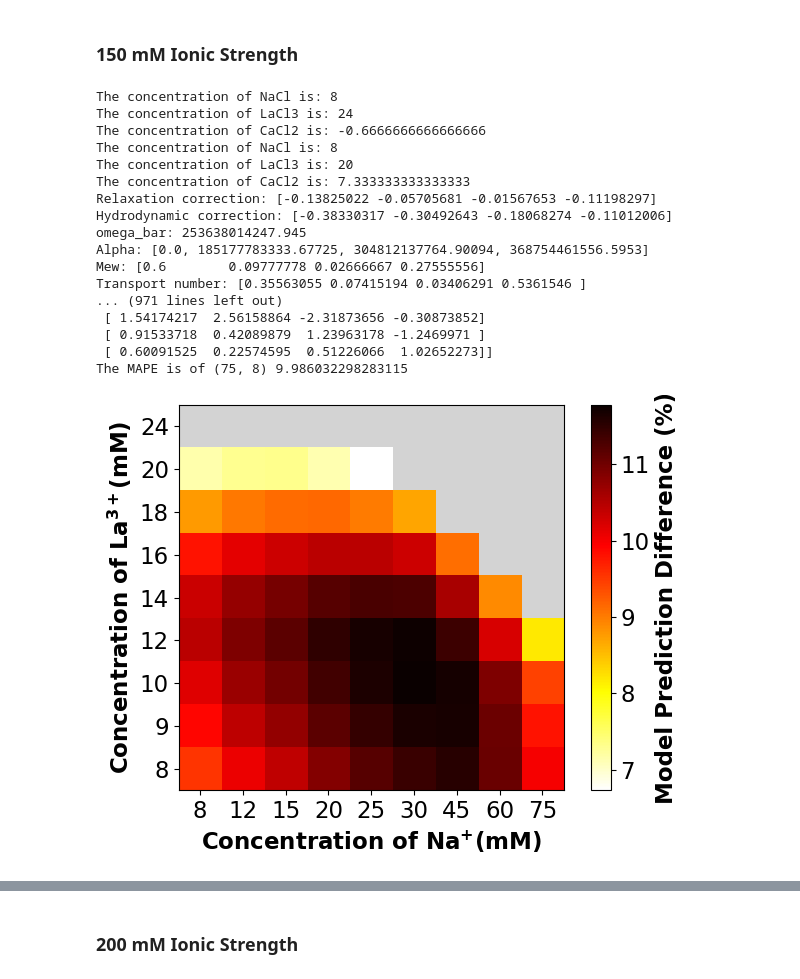
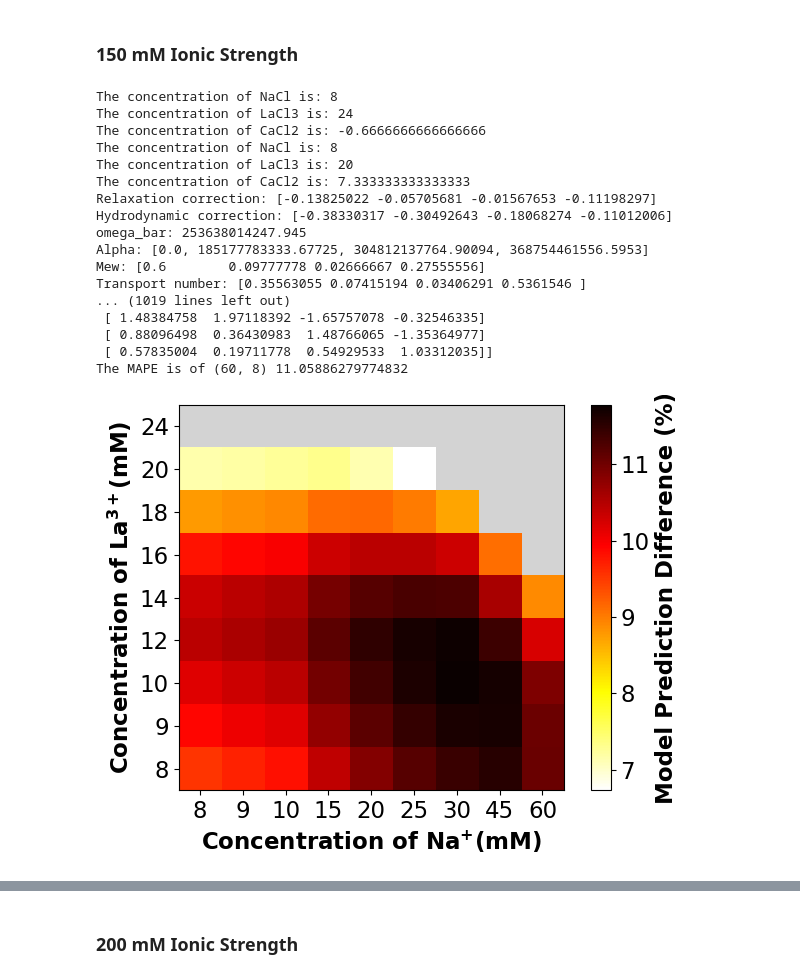
Before and after one commit to dowlinglab/salts-conductivity-modelling, a Jupyter notebook: Three-salt-experiments.ipynb, the cells around one changed output, grey strips where cells are left out. Saved outputs shown, nothing was run; the diff lists cells and outputs as text; code cells hidden in the pictures.

```diff
--- a/Three-salt-experiments.ipynb
+++ b/Three-salt-experiments.ipynb
@@ -502,30 +498,30 @@ The MAPE is of (50, 4) 8.818102992260574
 # %%
 # desired ionic strength in mM
 ionic_strength_150 = 150
 
 # cation concentration in mM
 # na_150 = [8, 10, 12, 15, 20, 25]
 # la_150 = [14, 12, 10, 8, 6, 5]
-na_150 = [8, 12, 15, 20, 25, 30, 45, 60, 75]
+na_150 = [8, 9, 10, 15, 20, 25, 30, 45, 60]
 la_150 = [24, 20, 18, 16, 14, 12, 10, 9, 8]
 
 three_salts_conc(la_150, na_150, ionic_strength_150, "ionic_str_150")
 # %% [output]
 The concentration of NaCl is: 8
 The concentration of LaCl3 is: 24
 The concentration of CaCl2 is: -0.6666666666666666
 The concentration of NaCl is: 8
 The concentration of LaCl3 is: 20
 The concentration of CaCl2 is: 7.333333333333333
 Relaxation correction: [-0.13825022 -0.05705681 -0.01567653 -0.11198297]
 Hydrodynamic correction: [-0.38330317 -0.30492643 -0.18068274 -0.11012006]
 omega_bar: 253638014247.945
 Alpha: [0.0, 185177783333.67725, 304812137764.90094, 368754461556.5953]
 Mew: [0.6        0.09777778 0.02666667 0.27555556]
 Transport number: [0.35563055 0.07415194 0.03406291 0.5361546 ]
-... (971 lines left out)
- [ 1.54174217  2.56158864 -2.31873656 -0.30873852]
- [ 0.91533718  0.42089879  1.23963178 -1.2469971 ]
- [ 0.60091525  0.22574595  0.51226066  1.02652273]]
-The MAPE is of (75, 8) 9.986032298283115
+... (1019 lines left out)
+ [ 1.48384758  1.97118392 -1.65757078 -0.32546335]
+ [ 0.88096498  0.36430983  1.48766065 -1.35364977]
+ [ 0.57835004  0.19711778  0.54929533  1.03312035]]
+The MAPE is of (60, 8) 11.05886279774832
-[figure, old version]
+[figure, new version]
```
Also changed, not shown: parts of 11 cells of this notebook, 27 other files.
